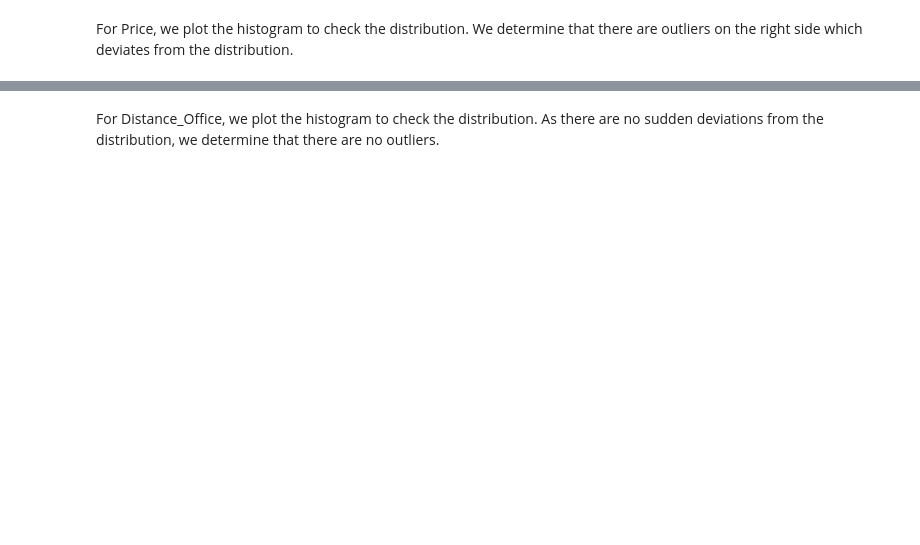
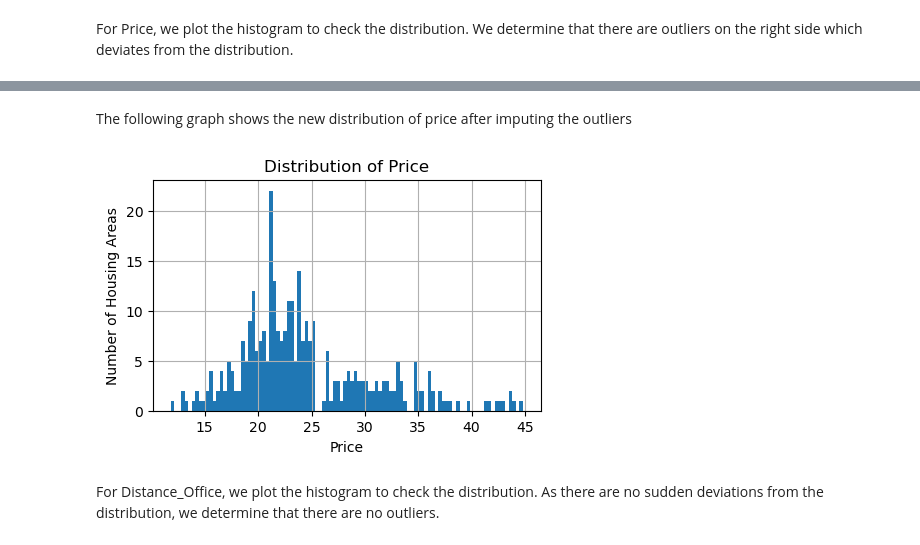
Before and after one commit to jiakai2002/cs105-project, a Jupyter notebook: Submission_Part_One.ipynb, the cells around one changed output, grey strips where cells are left out. Saved outputs shown, nothing was run; the diff lists cells and outputs as text; code cells hidden in the pictures; blank space fills up the shorter version.

```diff
--- a/Submission_Part_One.ipynb
+++ b/Submission_Part_One.ipynb
@@ -247,3 +255,14 @@ plt.show()
+# %% [markdown]
+The following graph shows the new distribution of price after imputing the outliers
+# %%
+plt.figure(figsize=(5,3))
+plt.title("Distribution of Price", fontsize=12)
+plt.xlabel("Price", fontsize=10)
+plt.ylabel("Number of Housing Areas", fontsize=10)
+df["Price"].hist(bins=100)
+plt.show()
+# %% [output]
+[figure, added]
 # %% [markdown]
 For Distance_Office, we plot the histogram to check the distribution. As there are no sudden deviations from the distribution, we determine that there are no outliers.
 # %%
```
Also changed, not shown: parts of 25 cells of this notebook.
